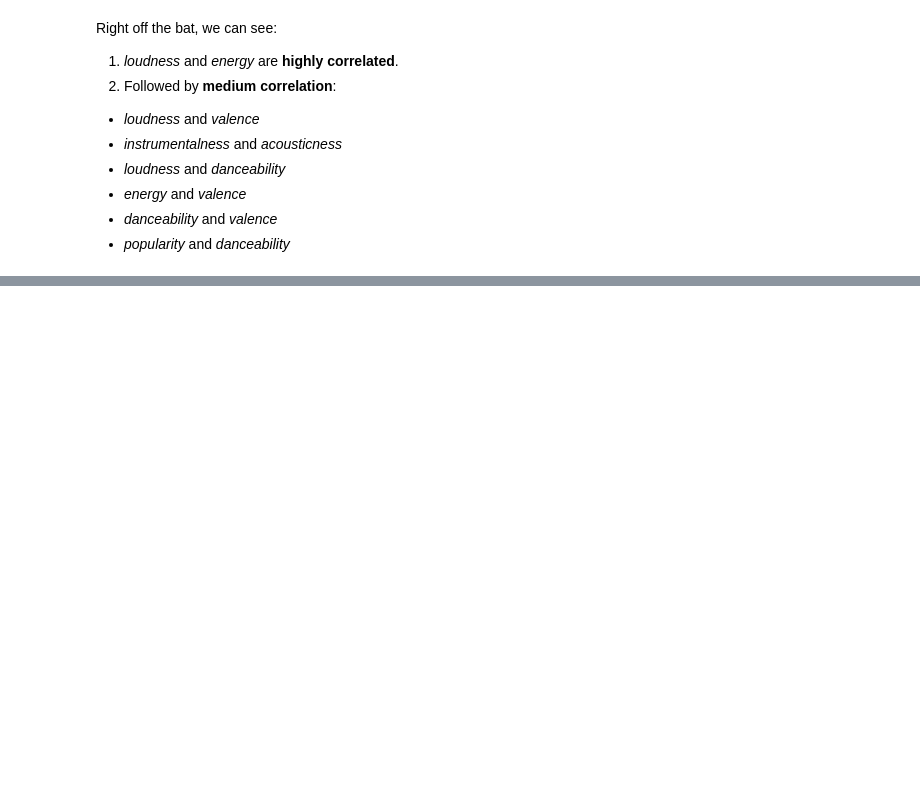
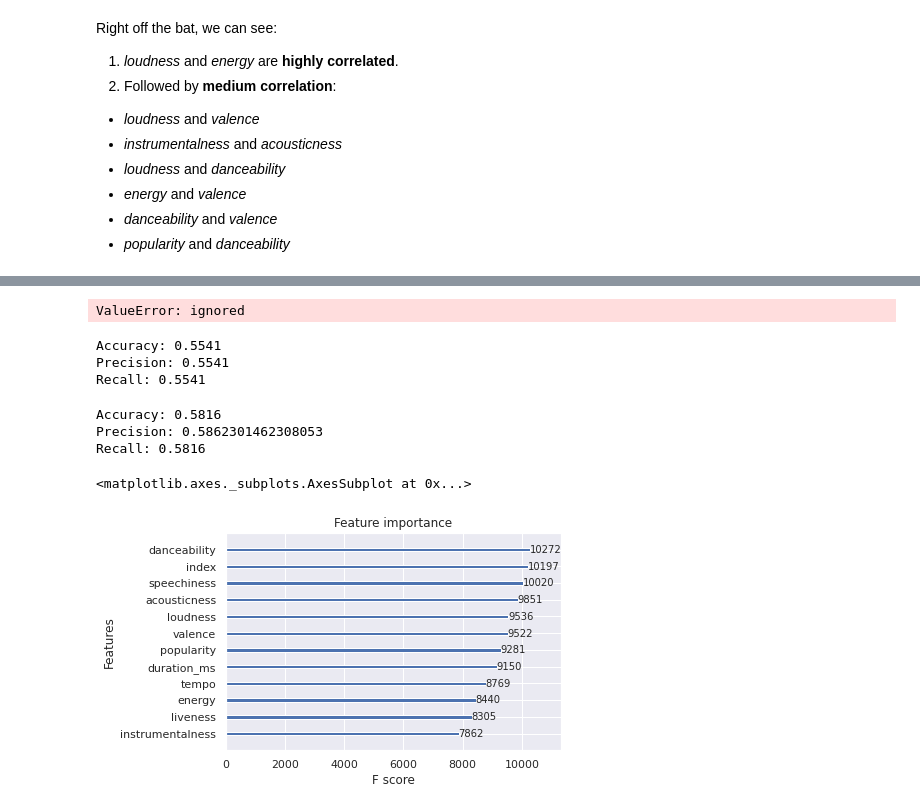
Before and after one commit to SidtheKidx/spotify-genre-analysis, a Jupyter notebook: Thrasio_music_genre_prediction.ipynb, the cells around one changed output, grey strips where cells are left out. Cells and saved outputs as stored; diff of their text form; code cells hidden in the pictures; blank space fills up the shorter version.

```diff
--- a/Thrasio_music_genre_prediction.ipynb
+++ b/Thrasio_music_genre_prediction.ipynb
@@ -135,0 +353,6 @@ Right off the bat, we can see:
+# %%
+"""scaler = MinMaxScaler()
+scaler.fit(X_train.reshape(-1,1))
+
+X_train = pd.DataFrame(scaler.transform(X_train), columns = X.columns).reset_index(drop=True, inplace=True)
+X_test = pd.DataFrame(scaler.transform(X_test), columns = X.columns).reset_index(drop=True, inplace=True)"""
@@ -135,0 +393,7 @@ Right off the bat, we can see:
+# %%
+# Train logistic regression model
+y_train = np.argmax(y_train, axis=1)
+logreg = LogisticRegression()
+logreg.fit(X_train, y_train)
+# Probabilities of each genre
+y_pred = logreg.predict(X_test)
@@ -135,0 +410,39 @@ Right off the bat, we can see:
+# %%
+print("Accuracy:",metrics.accuracy_score(y_test, y_pred))
+print("Precision:",metrics.precision_score(y_test, y_pred))
+print("Recall:",metrics.recall_score(y_test, y_pred))
+# %% [output]
+ValueError: ignored
+# %%
+# Train random forest model with optimal parameters
+rf = RandomForestClassifier(max_depth=25, min_samples_leaf=1, min_samples_split=5, n_estimators=1200)
+rf.fit(X_train, y_train)
+# Probabilities of each genre
+rf_probs = rf.predict(X_test)
+# %%
+print("Accuracy:",metrics.accuracy_score(y_test, rf_probs))
+print("Precision:",metrics.precision_score(y_test, rf_probs, average='micro'))
+print("Recall:",metrics.recall_score(y_test, rf_probs, average='micro'))
+# %% [output]
+Accuracy: 0.5541
+Precision: 0.5541
+Recall: 0.5541
+# %%
+# Train model with optimal parameters
+xgb = XGBClassifier(max_depth=5, learning_rate=0.1, objective='multi:softprob', n_estimators=500, sub_sample = 0.8, num_class = len(genres))
+xgb.fit(X_train, y_train)
+# Probabilities of each genre
+xgb_probs = xgb.predict(X_test)
+# %%
+print("Accuracy:",metrics.accuracy_score(y_test, xgb_probs))
+print("Precision:",metrics.precision_score(y_test, xgb_probs, average='weighted'))
+print("Recall:",metrics.recall_score(y_test, xgb_probs, average='weighted'))
+# %% [output]
+Accuracy: 0.5816
+Precision: 0.5862301462308053
+Recall: 0.5816
+# %%
+plot_importance(xgb)
+# %% [output]
+<matplotlib.axes._subplots.AxesSubplot at 0x...>
+[figure, added]
```
Also changed, not shown: parts of 30 cells of this notebook.
